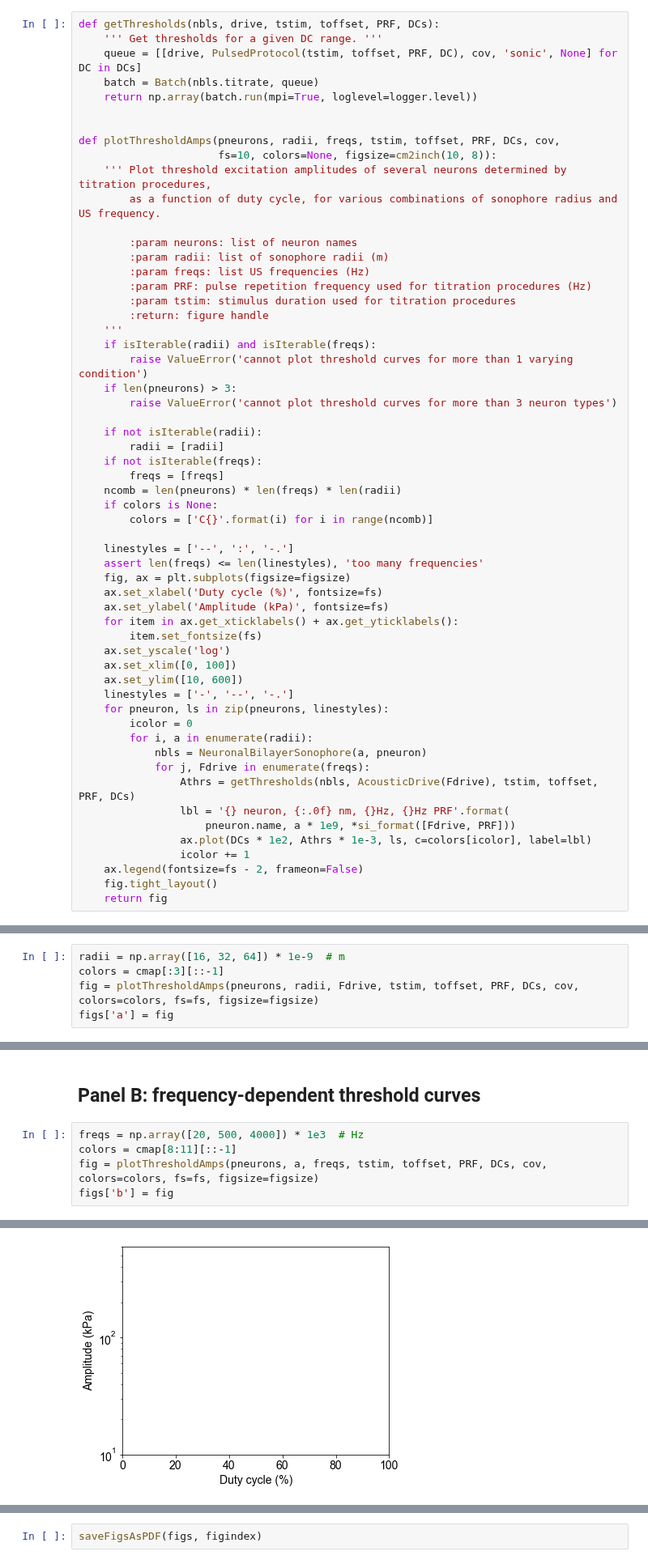
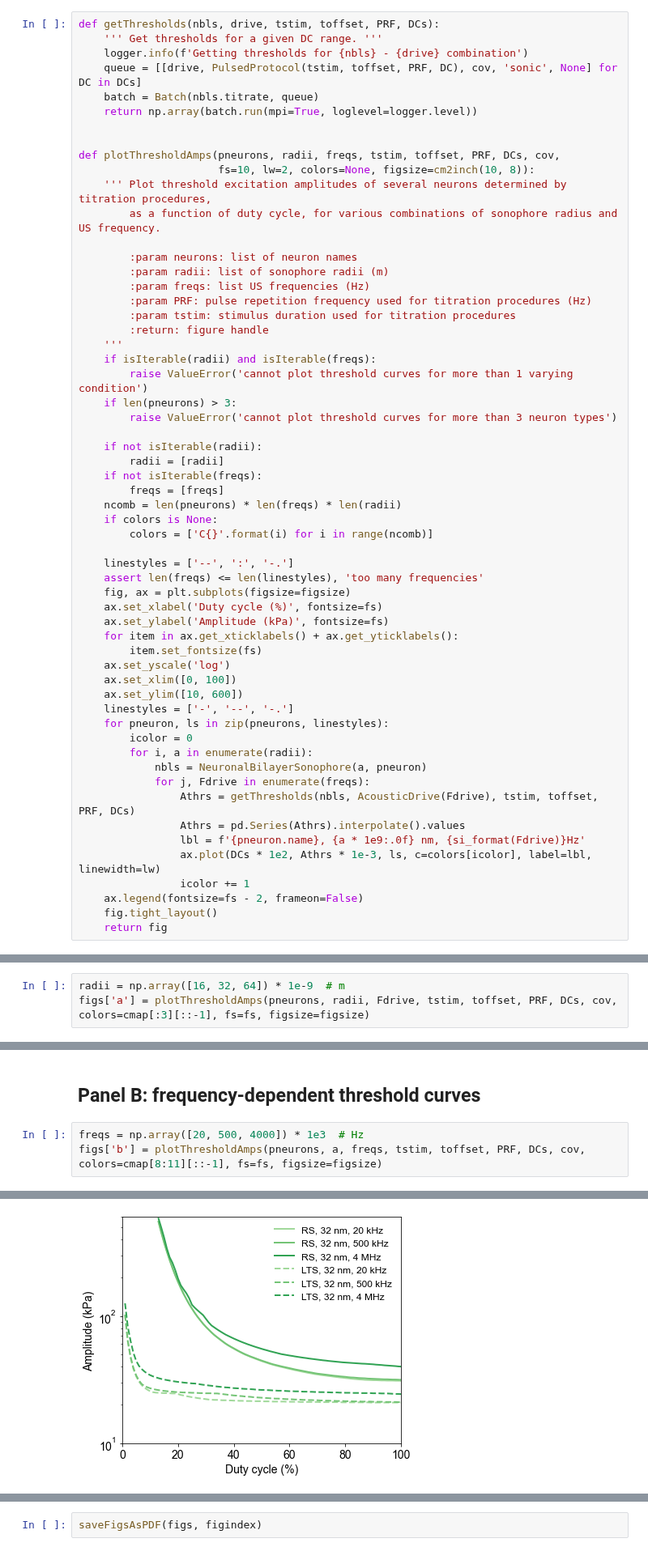
Before and after one commit to tjjlemaire/JNE1685, a Jupyter notebook: figure_08.ipynb, the cells around one changed output, grey strips where cells are left out. Shown at 81% size. Saved outputs shown, nothing was run; the diff lists cells and outputs as text.

Commit message:
added interpolation on threshold curves, figure_08 now finished.

```diff
--- a/figure_08.ipynb
+++ b/figure_08.ipynb
@@ -22,13 +23,14 @@ logger.setLevel(logging.INFO)
 # %%
 def getThresholds(nbls, drive, tstim, toffset, PRF, DCs):
     ''' Get thresholds for a given DC range. '''
+    logger.info(f'Getting thresholds for {nbls} - {drive} combination')
     queue = [[drive, PulsedProtocol(tstim, toffset, PRF, DC), cov, 'sonic', None] for DC in DCs]
     batch = Batch(nbls.titrate, queue)
     return np.array(batch.run(mpi=True, loglevel=logger.level))
 
 
 def plotThresholdAmps(pneurons, radii, freqs, tstim, toffset, PRF, DCs, cov,
-                      fs=10, colors=None, figsize=cm2inch(10, 8)):
+                      fs=10, lw=2, colors=None, figsize=cm2inch(10, 8)):
     ''' Plot threshold excitation amplitudes of several neurons determined by titration procedures,
         as a function of duty cycle, for various combinations of sonophore radius and US frequency.
 
@@ -69,9 +71,9 @@ def plotThresholdAmps(pneurons, radii, freqs, tstim, toffset, PRF, DCs, cov,
             nbls = NeuronalBilayerSonophore(a, pneuron)
             for j, Fdrive in enumerate(freqs):
                 Athrs = getThresholds(nbls, AcousticDrive(Fdrive), tstim, toffset, PRF, DCs)
-                lbl = '{} neuron, {:.0f} nm, {}Hz, {}Hz PRF'.format(
-                    pneuron.name, a * 1e9, *si_format([Fdrive, PRF]))
-                ax.plot(DCs * 1e2, Athrs * 1e-3, ls, c=colors[icolor], label=lbl)
+                Athrs = pd.Series(Athrs).interpolate().values
+                lbl = f'{pneuron.name}, {a * 1e9:.0f} nm, {si_format(Fdrive)}Hz'
+                ax.plot(DCs * 1e2, Athrs * 1e-3, ls, c=colors[icolor], label=lbl, linewidth=lw)
                 icolor += 1
     ax.legend(fontsize=fs - 2, frameon=False)
     fig.tight_layout()
@@ -101,6 +103,4 @@ pneurons = [getPointNeuron(x) for x in neurons]
 ## Panel A: sonophore radius-dependent threshold curves
 # %%
 radii = np.array([16, 32, 64]) * 1e-9  # m
-colors = cmap[:3][::-1]
-fig = plotThresholdAmps(pneurons, radii, Fdrive, tstim, toffset, PRF, DCs, cov, colors=colors, fs=fs, figsize=figsize)
-figs['a'] = fig
+figs['a'] = plotThresholdAmps(pneurons, radii, Fdrive, tstim, toffset, PRF, DCs, cov, colors=cmap[:3][::-1], fs=fs, figsize=figsize)
@@ -108,7 +116,5 @@ figs['a'] = fig
 ## Panel B: frequency-dependent threshold curves
 # %%
 freqs = np.array([20, 500, 4000]) * 1e3  # Hz
-colors = cmap[8:11][::-1]
-fig = plotThresholdAmps(pneurons, a, freqs, tstim, toffset, PRF, DCs, cov, colors=colors, fs=fs, figsize=figsize)
-figs['b'] = fig
+figs['b'] = plotThresholdAmps(pneurons, a, freqs, tstim, toffset, PRF, DCs, cov, colors=cmap[8:11][::-1], fs=fs, figsize=figsize)
 # %% [output]
@@ -118,4 +127,4 @@ KeyboardInterrupt:
-[figure, old version]
+[figure, new version]
 # %% [markdown]
 ### Save figure panels
 
```
Also changed, not shown: parts of 3 cells of this notebook.
